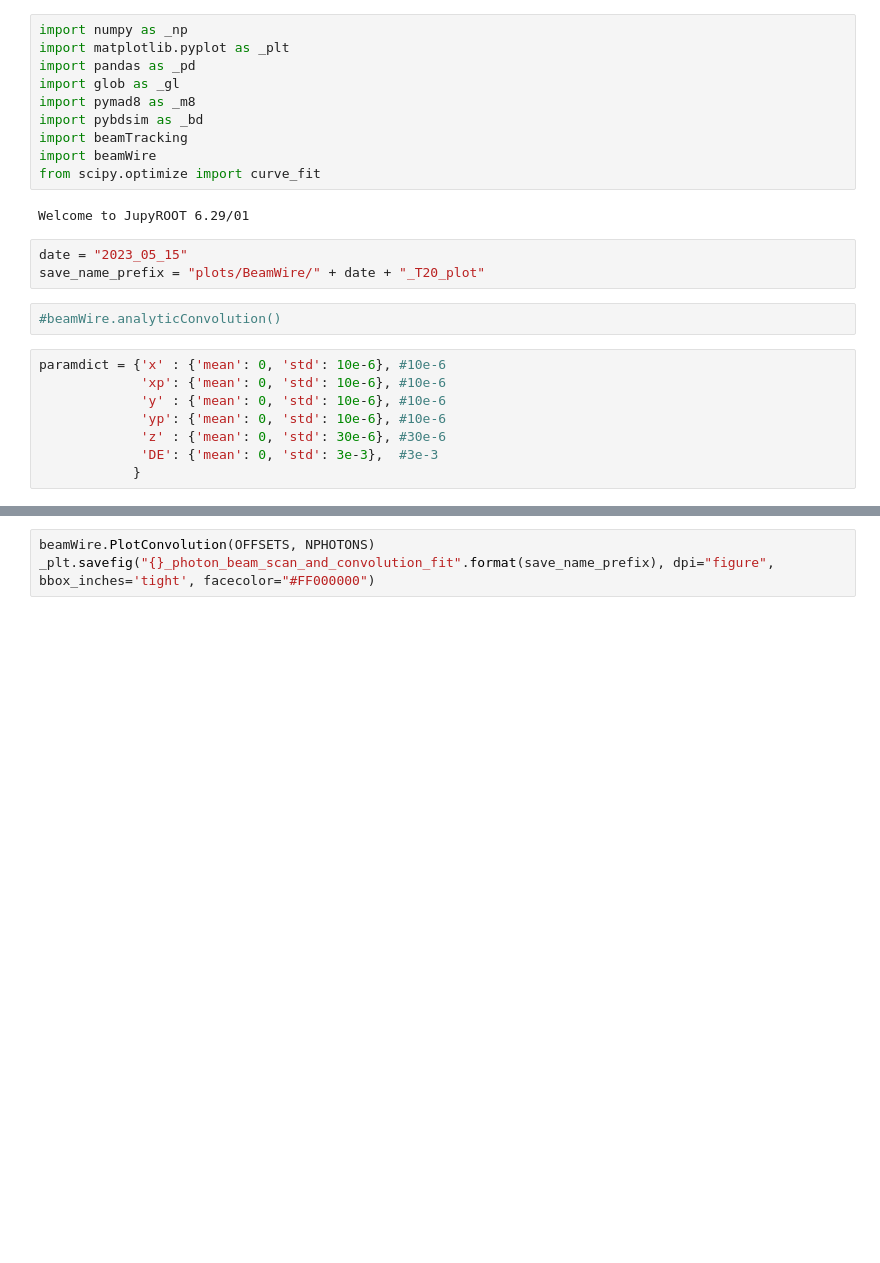
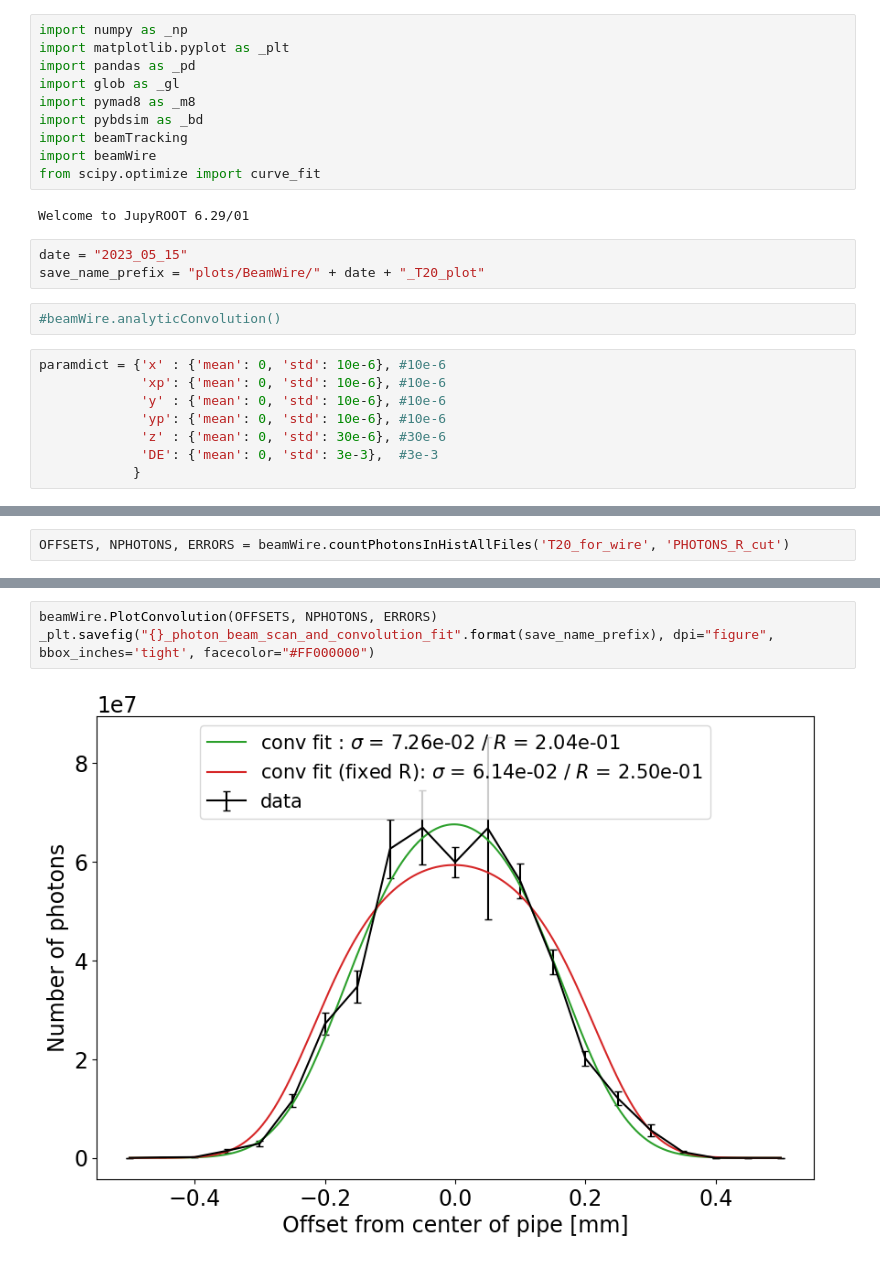
Before and after one commit to MarinDeniaud/luxe-backgrounds, a Jupyter notebook: 06_analysis/Wire_analysis.ipynb, the cells around one changed output, grey strips where cells are left out. Drawn from its saved outputs; the diff is of its cells as text; blank space fills up the shorter version.

```diff
--- a/06_analysis/Wire_analysis.ipynb
+++ b/06_analysis/Wire_analysis.ipynb
@@ -40,0 +64,2 @@ _plt.savefig("{}_convolution_example".format(save_name_prefix), dpi="figure", bb
+# %%
+OFFSETS, NPHOTONS, ERRORS = beamWire.countPhotonsInHistAllFiles('T20_for_wire', 'PHOTONS_R_cut')
@@ -41,6 +84,8 @@ _plt.savefig("{}_convolution_example".format(save_name_prefix), dpi="figure", bb
 # %%
-beamWire.PlotConvolution(OFFSETS, NPHOTONS)
+beamWire.PlotConvolution(OFFSETS, NPHOTONS, ERRORS)
 _plt.savefig("{}_photon_beam_scan_and_convolution_fit".format(save_name_prefix), dpi="figure", bbox_inches='tight', facecolor="#FF000000")
+# %% [output]
+[figure, added]
 # %%
 _plt.rcParams['font.size'] = 17
 fig, ax = _plt.subplots(1,1,figsize=(9,6))
```
Also changed, not shown: parts of 17 cells of this notebook.
